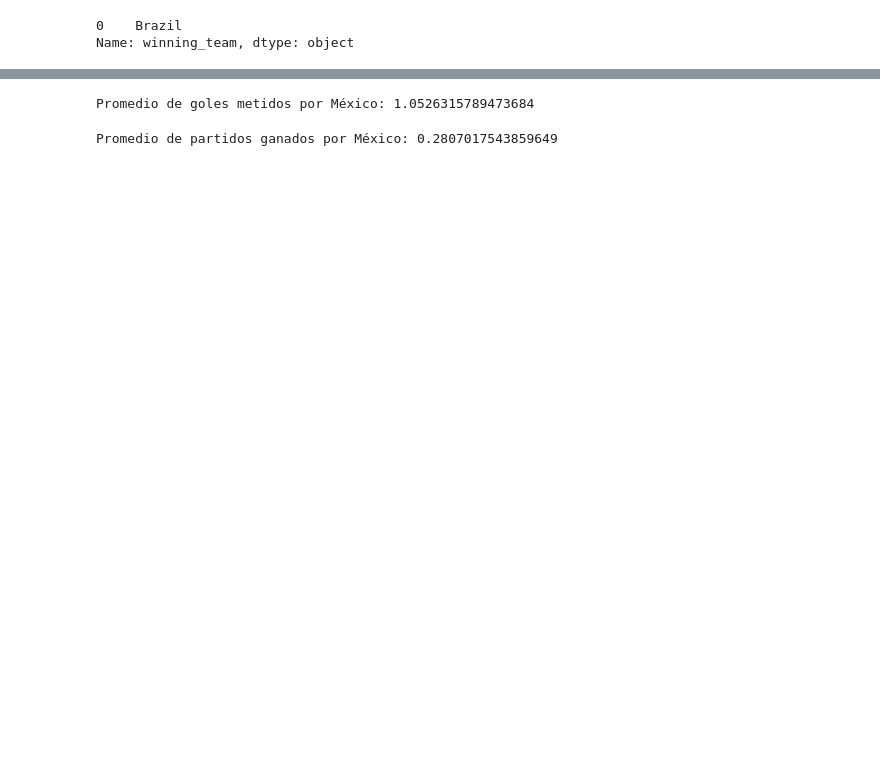
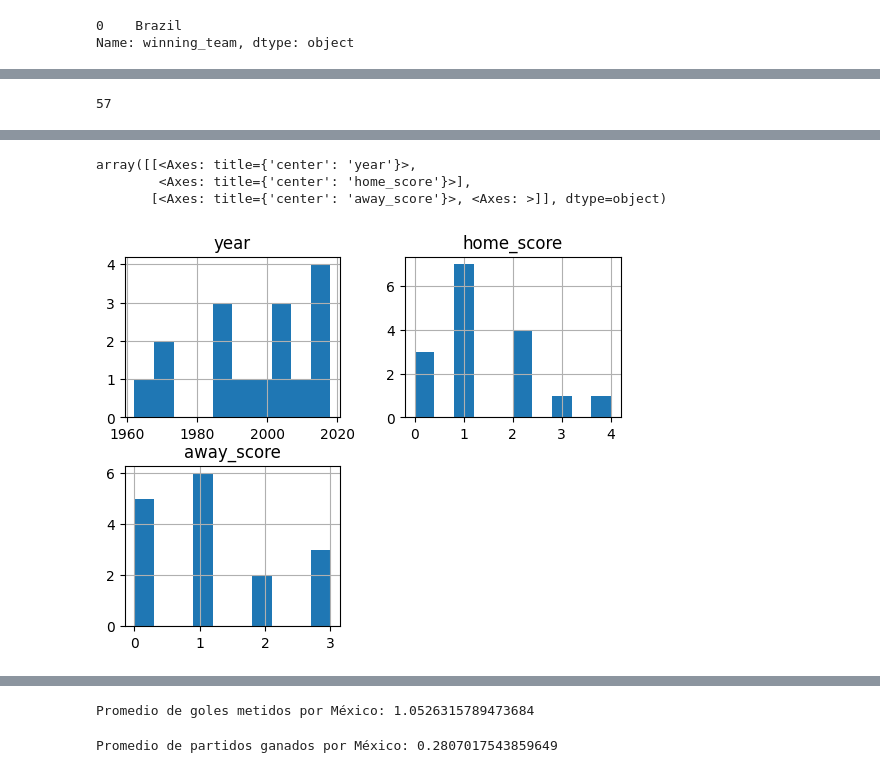
Before and after one commit to Moni-Ib/proyecto_data_analytics, a Jupyter notebook: proyecto_data_analytics/notebooks/proyecto.ipynb, the cells around one changed output, grey strips where cells are left out. Cells and saved outputs as stored; diff of their text form; code cells hidden in the pictures; blank space fills up the shorter version.

```diff
--- a/proyecto_data_analytics/notebooks/proyecto.ipynb
+++ b/proyecto_data_analytics/notebooks/proyecto.ipynb
@@ -130,3 +216,7 @@ Name: winning_team, dtype: object
+# %%
+len(partidos_mex) #57 partidos que ha jugado México en los mundiales
+# %% [output]
+57
 # %%
-df[df['winning_team']=='Mexico']
+df[df['winning_team']=='Mexico'].hist()
 # %% [output]
@@ -149,0 +223,4 @@ df[df['winning_team']=='Mexico']
+array([[<Axes: title={'center': 'year'}>,
+        <Axes: title={'center': 'home_score'}>],
+       [<Axes: title={'center': 'away_score'}>, <Axes: >]], dtype=object)
+[figure, added]
```
Also changed, not shown: parts of 14 cells of this notebook.
